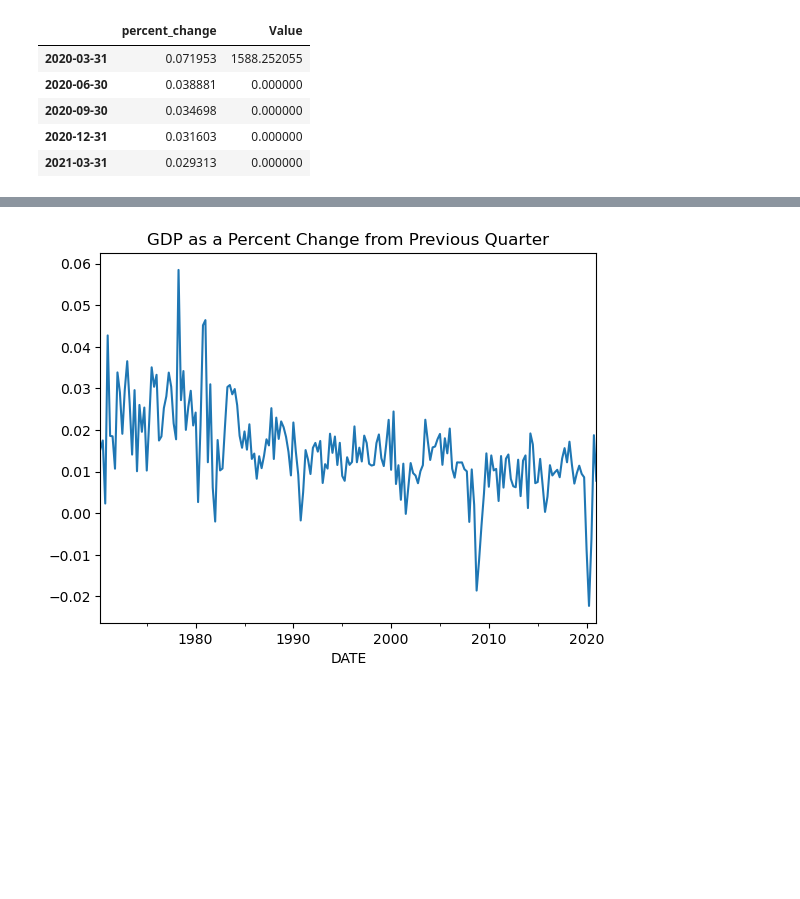
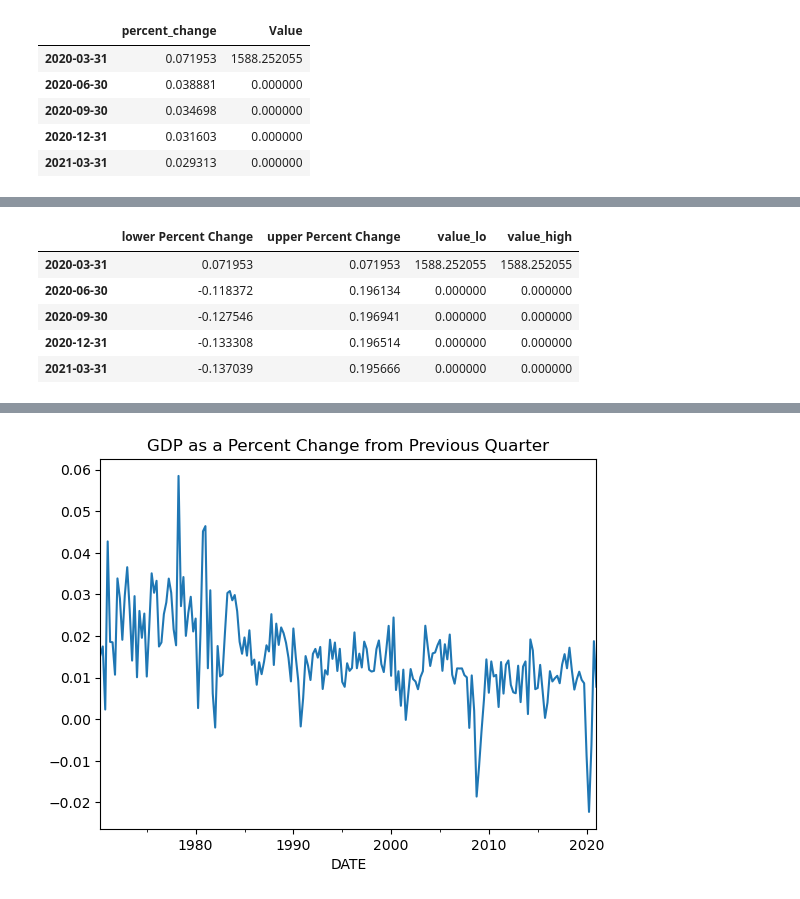
Before and after one commit to dpatteson/Capstone3, a Jupyter notebook: Capstone 3/Capstone 3 - Preprocessing & Modeling Darryl Patteson.ipynb, the cells around one changed output, grey strips where cells are left out. Cells and saved outputs as stored; diff of their text form; code cells hidden in the pictures; blank space fills up the shorter version.

```diff
--- a/Capstone 3/Capstone 3 - Preprocessing & Modeling Darryl Patteson.ipynb
+++ b/Capstone 3/Capstone 3 - Preprocessing & Modeling Darryl Patteson.ipynb
@@ -332,0 +343,14 @@ forecast
+# %%
+ci["value_lo"] = 0
+ci["value_high"] = 0
+ci.loc["2020-03-31"] = [0.071953, 0.071953, 1588.252055, 1588.252055]
+ci.index = pd.to_datetime(ci.index)
+ci = ci.sort_index()
+ci
+# %% [output]
+|  | lower Percent Change | upper Percent Change | value_lo | value_high |
+| 2020-03-31 | 0.071953 | 0.071953 | 1588.252055 | 1588.252055 |
+| 2020-06-30 | -0.118372 | 0.196134 | 0.000000 | 0.000000 |
+| 2020-09-30 | -0.127546 | 0.196941 | 0.000000 | 0.000000 |
+| 2020-12-31 | -0.133308 | 0.196514 | 0.000000 | 0.000000 |
+| 2021-03-31 | -0.137039 | 0.195666 | 0.000000 | 0.000000 |
```
Also changed, not shown: parts of 6 cells of this notebook, 2 other files.
